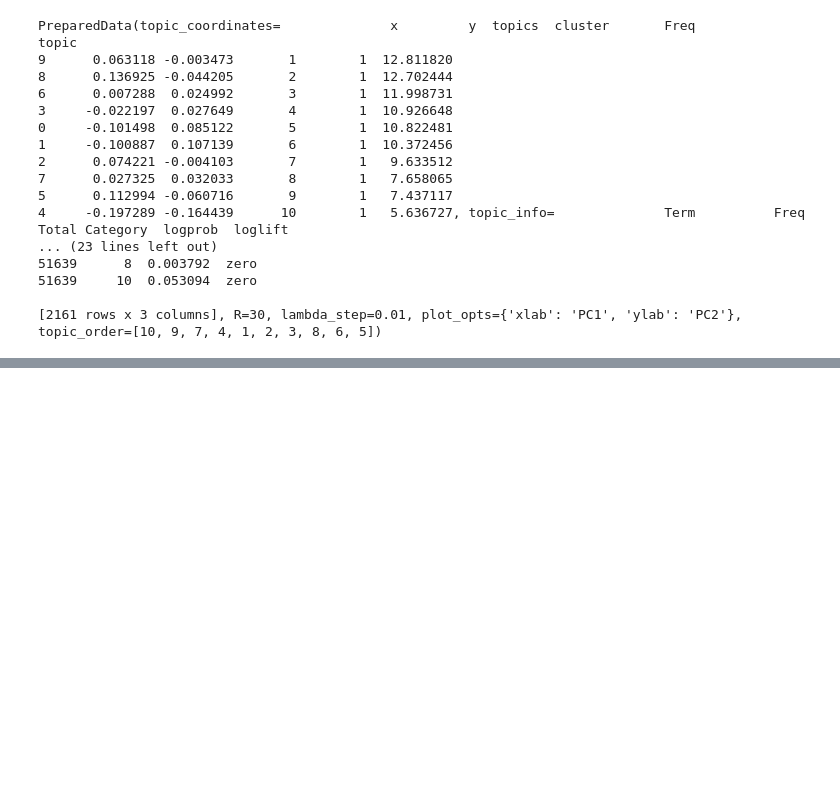
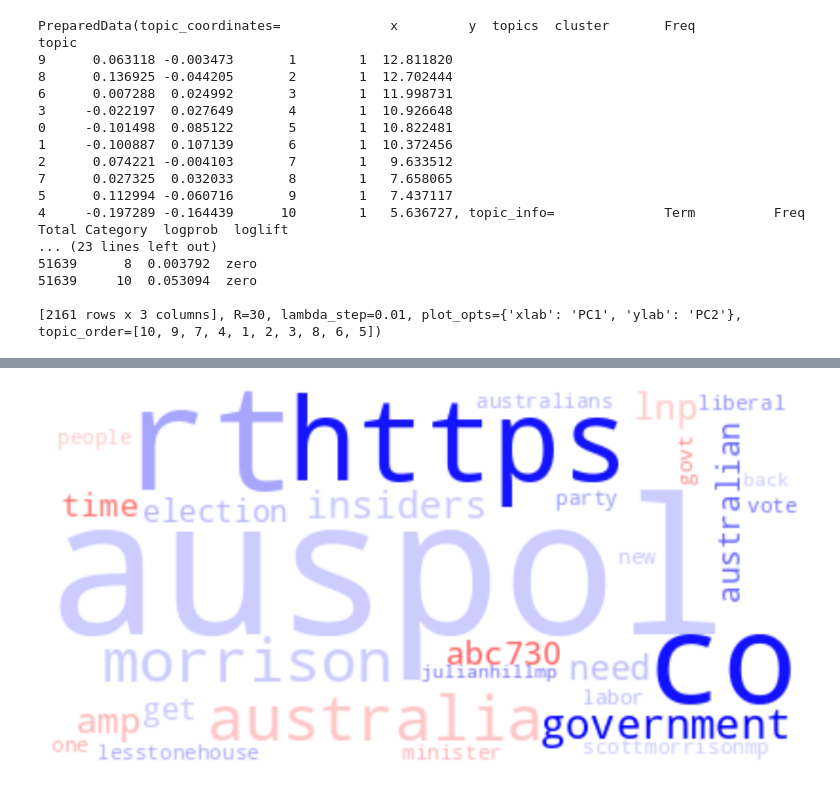
Before and after one commit to alex-ip/juxtorpus, a Jupyter notebook: notebooks/DH demo/topic model.ipynb, the cells around one changed output, grey strips where cells are left out. Cells and saved outputs as stored; diff of their text form; code cells hidden in the pictures; blank space fills up the shorter version.

```diff
--- a/notebooks/DH demo/topic model.ipynb
+++ b/notebooks/DH demo/topic model.ipynb
@@ -214,0 +109,4 @@ Name: text, dtype: object
+# %%
+jux.polarity.wordcloud(mode='log_likelihood')
+# %% [output]
+[figure, added]
```
Also changed, not shown: parts of 25 cells of this notebook.
